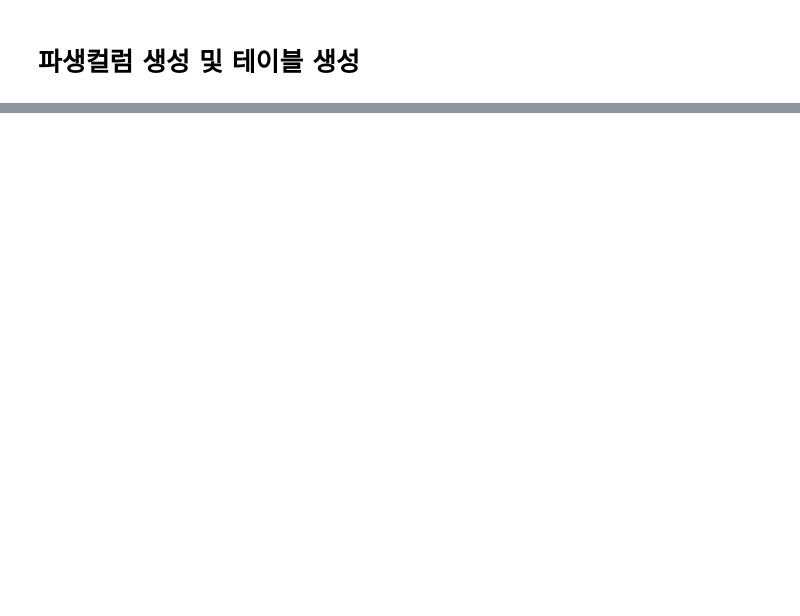
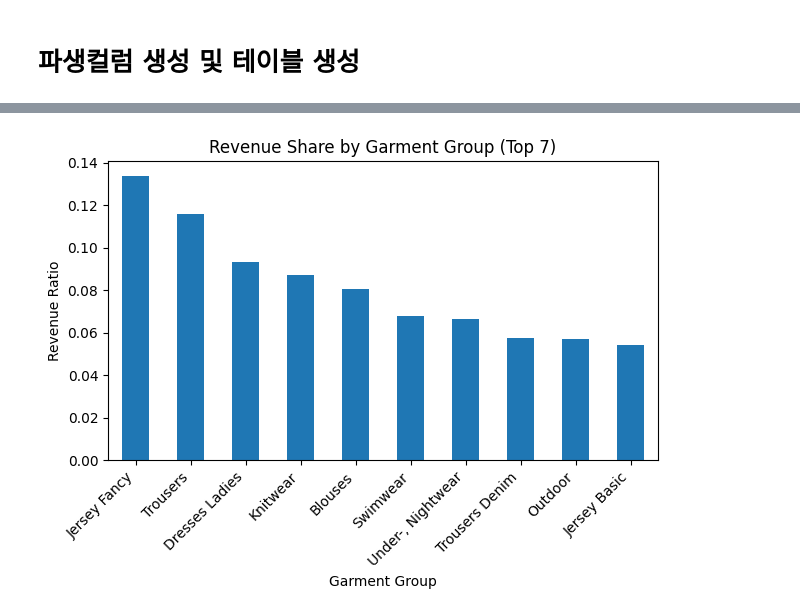
Before and after one commit to leegolem/data-commando-project, a Jupyter notebook: notebooks/member2/3. Analyze_2_lee.ipynb, the cells around one changed output, grey strips where cells are left out. Saved outputs shown, nothing was run; the diff lists cells and outputs as text; code cells hidden in the pictures; blank space fills up the shorter version.

```diff
--- a/notebooks/member2/3. Analyze_2_lee.ipynb
+++ b/notebooks/member2/3. Analyze_2_lee.ipynb
@@ -551,0 +389,13 @@ plt.show()
+# %%
+# 의류 그룹 (상의, 하의, 아우터 등)
+garment_overview = (
+    analysis_base
+    .groupby("garment_group", as_index=False)
+    .agg(
+        revenue_sum=("revenue", "sum"),
+        transaction_cnt=("revenue", "count")
+    )
+    .sort_values("revenue_sum", ascending=False)
+)
+
+garment_overview.head(10)
@@ -551,0 +414,17 @@ plt.show()
+# %%
+garment_overview["revenue_ratio"] = (
+    garment_overview["revenue_sum"]
+    / garment_overview["revenue_sum"].sum()
+)
+
+garment_overview["transaction_ratio"] = (
+    garment_overview["transaction_cnt"]
+    / garment_overview["transaction_cnt"].sum()
+)
+
+garment_overview.head(10)
+
+# revenue_sum: 총매출
+# transaction_cnt: 구매횟수
+# revenue_ratio: 전체 매출 중에서 해당 상품군이 차지하는 매출 비중
+# transaction_ratio: 전체 거래 중에서 해당 상품군이 차지하는 구매 횟수(거래) 비중
@@ -551,0 +456,15 @@ plt.show()
+# %%
+# 가장 판매량이 많은 7개 항목만 출력
+top_garments = garment_overview.head(10)
+
+import matplotlib.pyplot as plt
+
+top_garments.set_index("garment_group")["revenue_ratio"].plot(kind="bar")
+plt.title("Revenue Share by Garment Group (Top 7)")
+plt.xlabel("Garment Group")
+plt.ylabel("Revenue Ratio")
+plt.xticks(rotation=45, ha="right")
+plt.tight_layout()
+plt.show()
+# %% [output]
+[figure, added]
```
Also changed, not shown: parts of 113 cells of this notebook, 6 other files.
